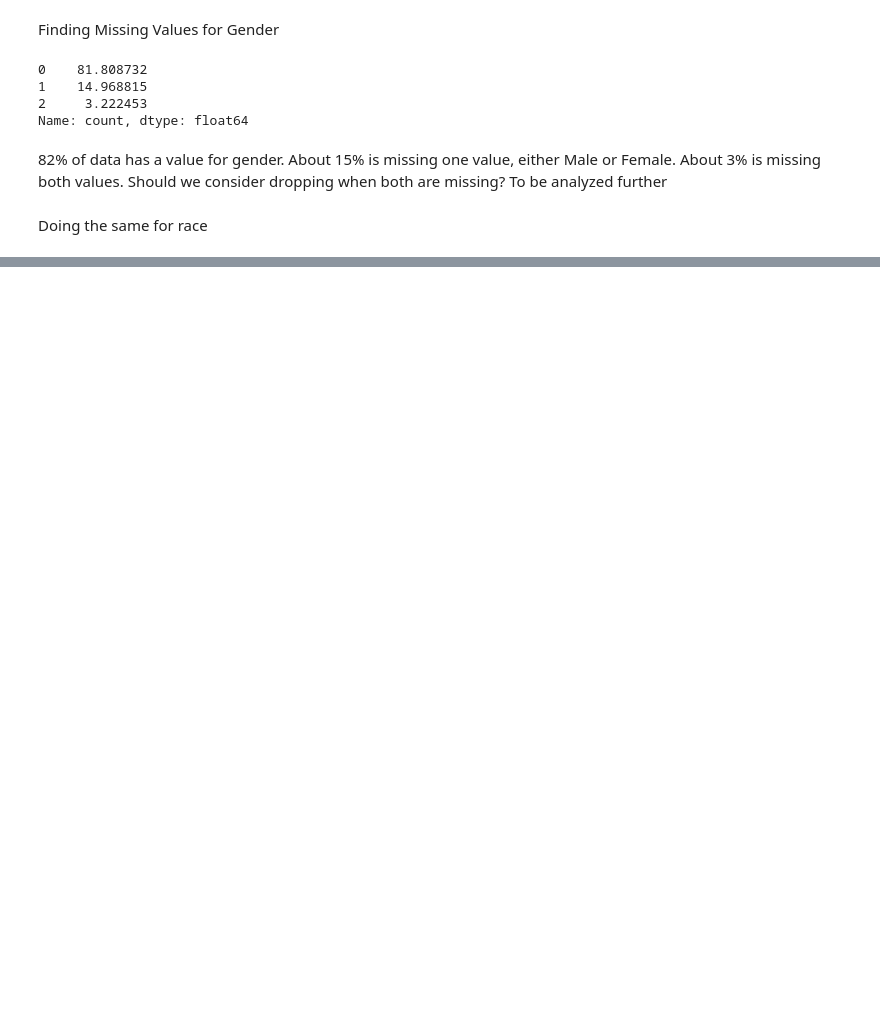
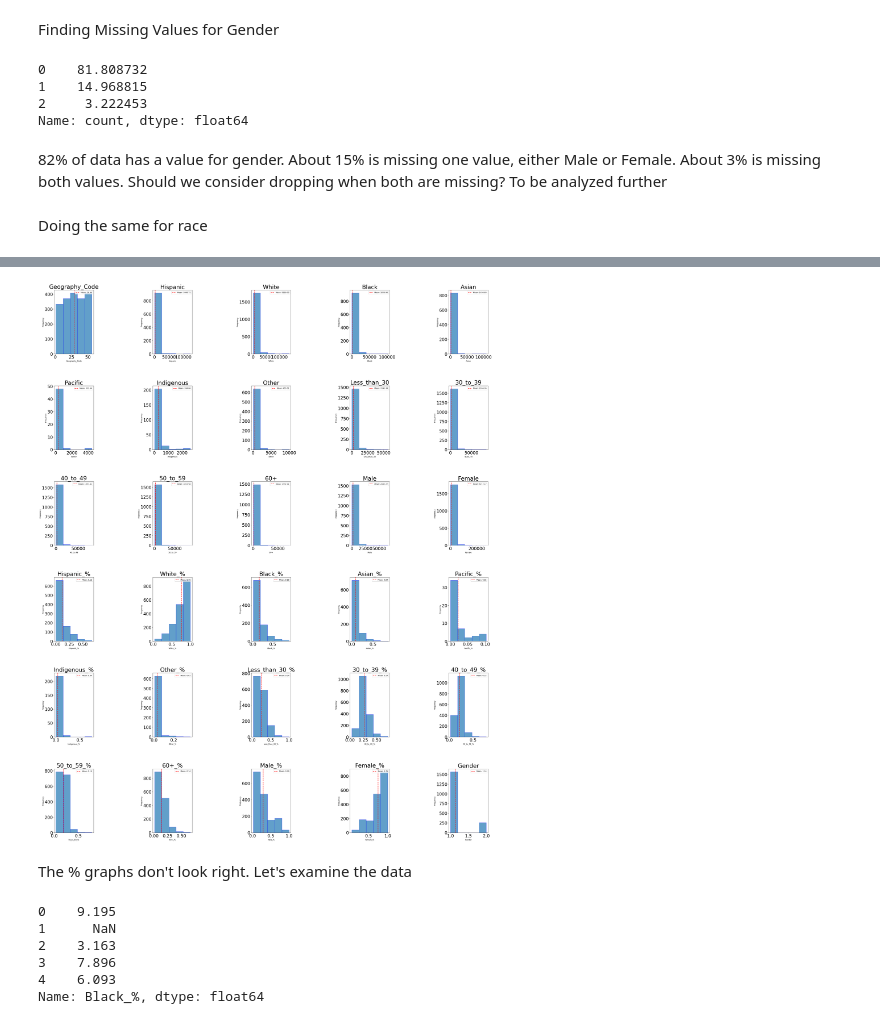
Before and after one commit to BTExpress1/healthCareAccess, a Jupyter notebook: notebooks/Capstone_Two.ipynb, the cells around one changed output, grey strips where cells are left out. Drawn from its saved outputs; the diff is of its cells as text; code cells hidden in the pictures; blank space fills up the shorter version.

```diff
--- a/notebooks/Capstone_Two.ipynb
+++ b/notebooks/Capstone_Two.ipynb
@@ -514,0 +578,12 @@ Only about 3% of the data is missing all seven races. This is a good sign. We ne
+# %%
+#Replace spaces in column names with a _.
+ahrf_NoUS.rename(columns={col: col.replace(' ','_') for col in ahrf_NoUS.columns},inplace=True)
+#Shorten column name for easier viewing
+ahrf_NoUS.rename(columns={col: col.replace('_(N)','') for col in ahrf_NoUS.columns},inplace=True)
+ahrf_NoUS.rename(columns={col: col.replace('(%)','%') for col in ahrf_NoUS.columns},inplace=True)
+ahrf_NoUS.rename(columns={col: col.replace('_Old','') for col in ahrf_NoUS.columns},inplace=True)
+ahrf_NoUS.rename(columns={col: col.replace('_or_','-') for col in ahrf_NoUS.columns},inplace=True)
+ahrf_NoUS.rename(columns = {'60_orer': '60+'},inplace=True)
+ahrf_NoUS.rename(columns = {'60_orer_%': '60+_%'},inplace=True)
+#This one might confuse if the reader does not fully understand the data set. We are removing _Years. The idea is to have the resulting data set produce short column names.
+ahrf_NoUS.rename(columns={col: col.replace('_Years','') for col in ahrf_NoUS.columns},inplace=True)
@@ -514,0 +619,8 @@ Only about 3% of the data is missing all seven races. This is a good sign. We ne
+# %%
+ahrf_NoUS.rename(columns={col: col.replace('Hispanic-Latino','Hispanic') for col in ahrf_NoUS.columns},inplace=True)
+ahrf_NoUS.rename(columns={col: col.replace('White*','White') for col in ahrf_NoUS.columns},inplace=True)
+ahrf_NoUS.rename(columns={col: col.replace('Black-African_American*','Black') for col in ahrf_NoUS.columns},inplace=True)
+ahrf_NoUS.rename(columns={col: col.replace('Asian*','Asian') for col in ahrf_NoUS.columns},inplace=True)
+ahrf_NoUS.rename(columns={col: col.replace('Native_Hawaiian-Other_Pacific_Islander*','Pacific') for col in ahrf_NoUS.columns},inplace=True)
+ahrf_NoUS.rename(columns={col: col.replace('American_Indian-Alaska_Native*','Indigenous') for col in ahrf_NoUS.columns},inplace=True)
+ahrf_NoUS.rename(columns={col: col.replace('Other-Multiple_Races*','Other') for col in ahrf_NoUS.columns},inplace=True)
@@ -514,0 +642,59 @@ Only about 3% of the data is missing all seven races. This is a good sign. We ne
+# %%
+#Call ahrf_noUS's `figure` and bar method to plot histograms of each of the numeric features as average not sum
+#Try passing it an argument figsize=(15,10)
+#Try calling plt.subplots_adjust() with an argument hspace=0.5 to adjust the spacing
+#It's important you create legible and easy-to-read plots
+
+#plt.figure(figsize=(35,50))
+#select on numeric features
+num_features = ahrf_NoUS.select_dtypes(include=['number']).columns
+
+# Remove columns where all values are NaN
+valid_columns = [col for col in num_features if ahrf_NoUS[col].dropna().size > 0]
+
+# Determine number of rows and columns based on the number of histograms
+n_cols = min(5, len(valid_columns))  # Ensure 5 columns per row max, or as many as valid columns
+n_rows = (len(num_features) // n_cols) + (len(num_features) % n_cols > 0)
+
+# Create subplots with dynamic rows and columns
+fig, axes = plt.subplots(nrows=n_rows, ncols=n_cols, figsize=(35, 50))
+
+# Flatten the axes array for easier iteration
+axes = axes.flatten()
+
+
+# Plot the mean of each numeric column in a histogram format
+for ax, col in zip(axes, valid_columns):
+    if '_%' in col:
+        valid_data = ahrf_NoUS[col].dropna()/100 # change the number to it's percentage equivalent
+    else:
+        valid_data = ahrf_NoUS[col].dropna()
+    mean_value = valid_data.mean()
+    ax.hist(valid_data, bins=5, alpha=0.7, edgecolor='blue')  # Histogram for the column
+    ax.axvline(mean_value, color='red', linestyle='dashed', linewidth=2)  # Add a vertical line for the mean
+    ax.set_title(f'{col}')
+    ax.set_xlabel(col)
+    ax.set_ylabel('Frequency')
+    ax.legend([f'Mean: {mean_value:.2f}'], loc='upper right')
+
+# Hide any remaining empty axes
+for ax in axes[len(valid_columns):]:
+    ax.set_visible(False)
+
+plt.tight_layout()
+plt.subplots_adjust(hspace=0.5,wspace=1.5);
+
+#Hint: notice how the terminating ';' "swallows" some messy output and leads to a tidier notebook
+# %% [output]
+[figure, added]
+# %% [markdown]
+The % graphs don't look right. Let's examine the data
+# %%
+ahrf_NoUS['Black_%'].head()
+# %% [output]
+0    9.195
+1      NaN
+2    3.163
+3    7.896
+4    6.093
+Name: Black_%, dtype: float64
```
Also changed, not shown: parts of 36 cells of this notebook.
